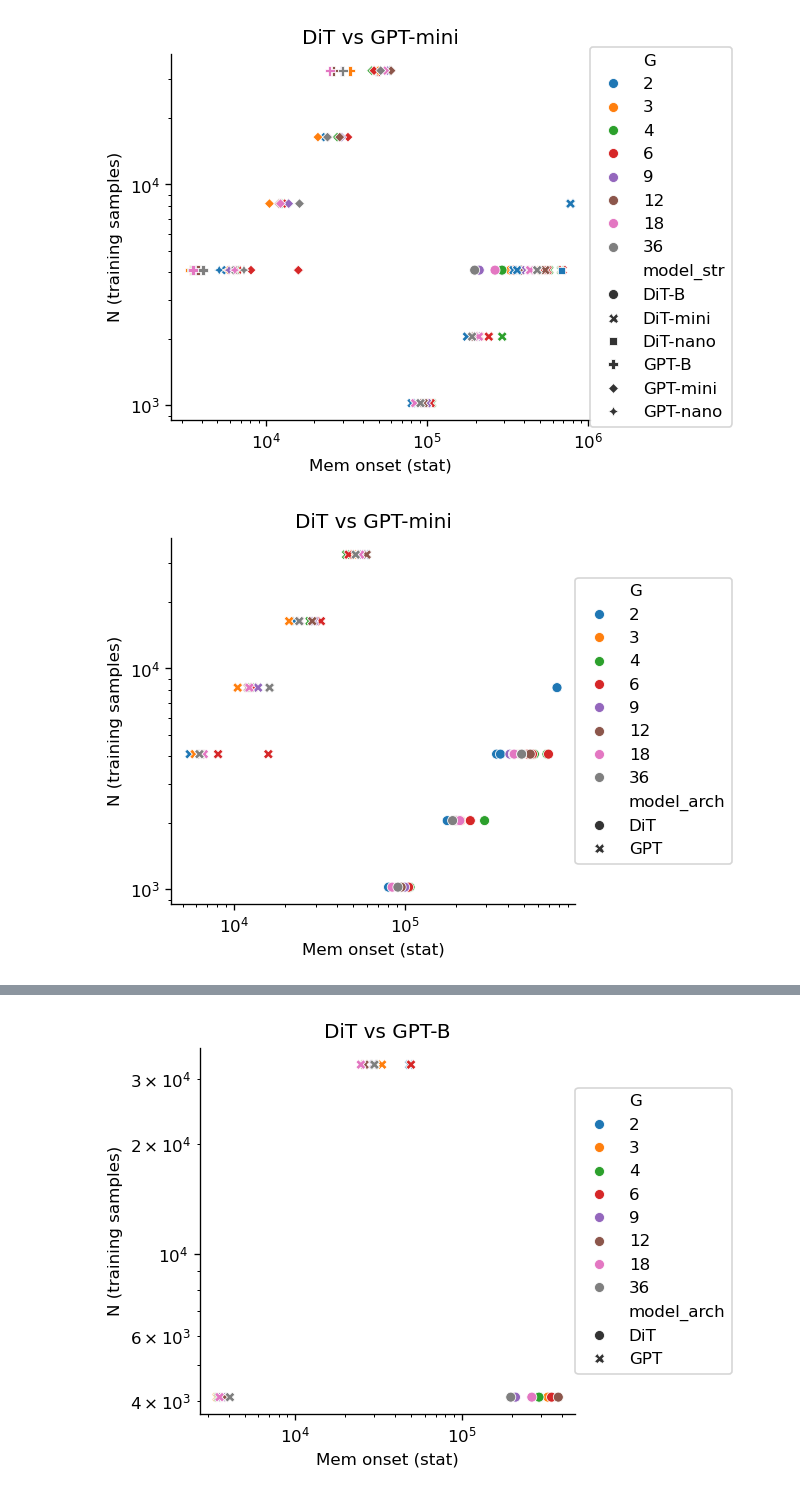
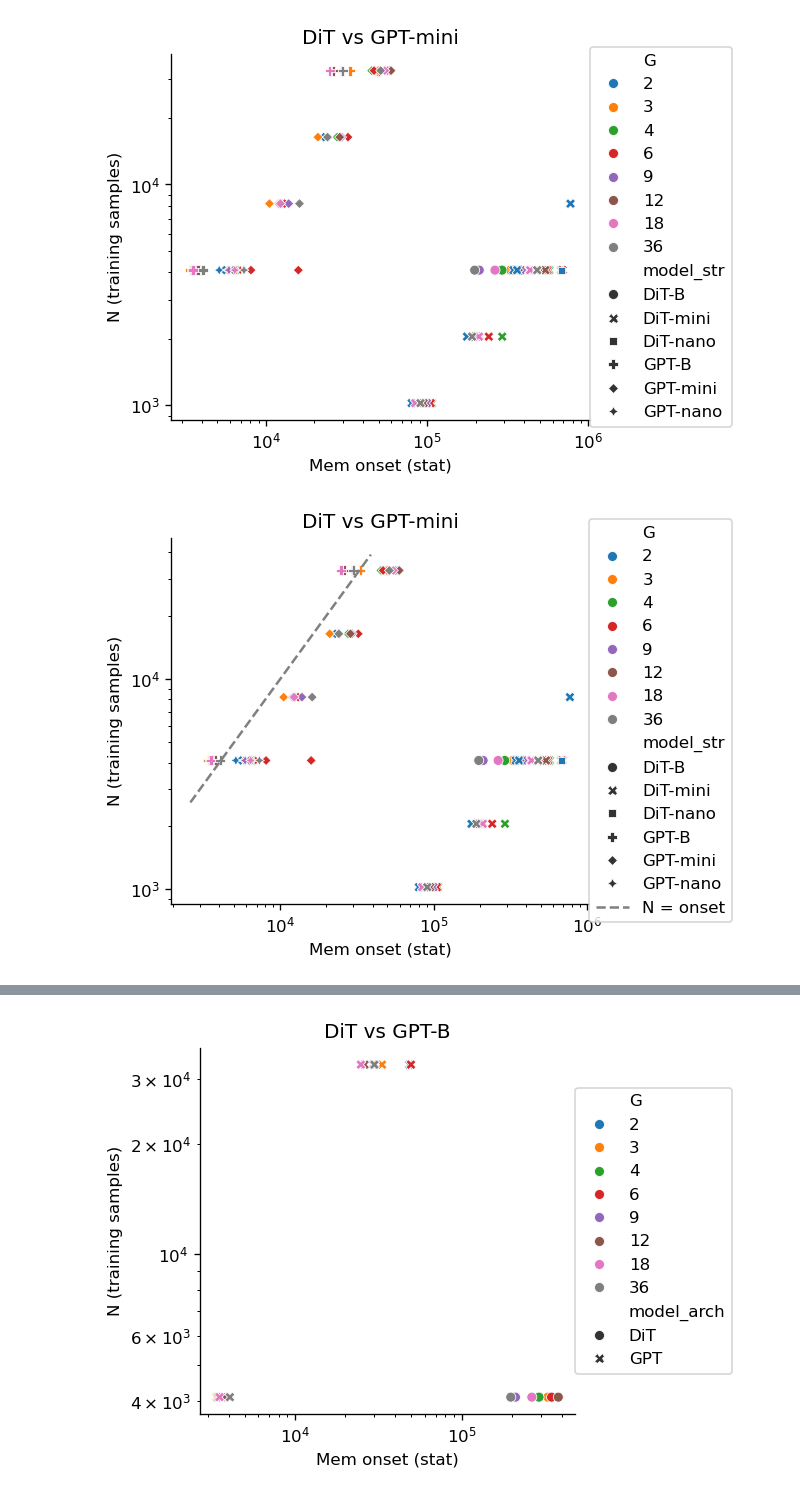
Before and after one commit to Animadversio/DiffusionAttnConsistency, a Jupyter notebook: notebooks/20260504_parity_onset_table_explore.ipynb, the cells around one changed output, grey strips where cells are left out. Drawn from its saved outputs; the diff is of its cells as text; code cells hidden in the pictures.

Commit message:
explore plotting and finalizing

```diff
--- a/notebooks/20260504_parity_onset_table_explore.ipynb
+++ b/notebooks/20260504_parity_onset_table_explore.ipynb
@@ -36,3 +41,10 @@ df.head(5)
+# %%
+# let the rule onset time to be before the mem onset time
+df["rule_onset_acc90_innov"] = df["rule_onset_acc90"]
+for i in range(len(df)):
+    if ~pd.isna(df.loc[i, "rule_onset_acc90"]) and ~pd.isna(df.loc[i, "mem_onset_stat"]):
+        if df.loc[i, "rule_onset_acc90"] > df.loc[i, "mem_onset_stat"]:
+            df.loc[i, "rule_onset_acc90_innov"] = pd.NA
 # %%
 # Quick summary: how many runs reached rule / mem onset
 for (arch, size), sub in df.groupby(['model_arch', 'model_size']):
@@ -200,25 +1790,33 @@ fig.show()
 # %% [output]
 [figure]
 # %%
+import numpy as np
 import seaborn as sns
 fig, axes = plt.subplots(1, 1, figsize=(5.5, 4), dpi=120)
 plt.sca(axes)
 df_cmb = pd.concat([
-    df.query('model_arch == "DiT" and lr == 0.0001 and wd == 0.00 and model_size == "mini"'),
-    df.query('model_arch == "GPT" and lr == 0.0001 and wd == 0.01 and model_size == "mini"'),
+    df.query('model_arch == "DiT" and lr == 0.0001 and wd == 0.00 '),
+    df.query('model_arch == "GPT" and lr == 0.0001 and wd == 0.01 '),
     ], ignore_index=True)
 scatter = sns.scatterplot(data=df_cmb,
                 x='mem_onset_stat',
-                y='N', hue='G', style="model_arch",
+                y='N', hue='G', style="model_str",
                 palette="tab10", ax=axes)
 axes.set_xscale('log')
 axes.set_yscale('log')
 axes.set_xlabel('Mem onset (stat)')
 axes.set_ylabel('N (training samples)')
 axes.set_title('DiT vs GPT-mini')
+# Add a 1-1 line (N = mem_onset_stat)
+xmin, xmax = axes.get_xlim()
+ymin, ymax = axes.get_ylim()
+lmin = max(np.log10(xmin), np.log10(ymin))
+lmax = min(np.log10(xmax), np.log10(ymax))
+llim = np.linspace(lmin, lmax, 100)
+axes.plot(10**llim, 10**llim, color='gray', ls='--', label='N = onset')
 # Move the legend to outside right
 axes.legend(loc='center left', bbox_to_anchor=(1, 0.5), borderaxespad=0.)
 plt.tight_layout()
 fig.show()
 # %% [output]
-[figure, old version]
+[figure, new version]
```
Also changed, not shown: parts of 64 cells of this notebook, 1 other file.
